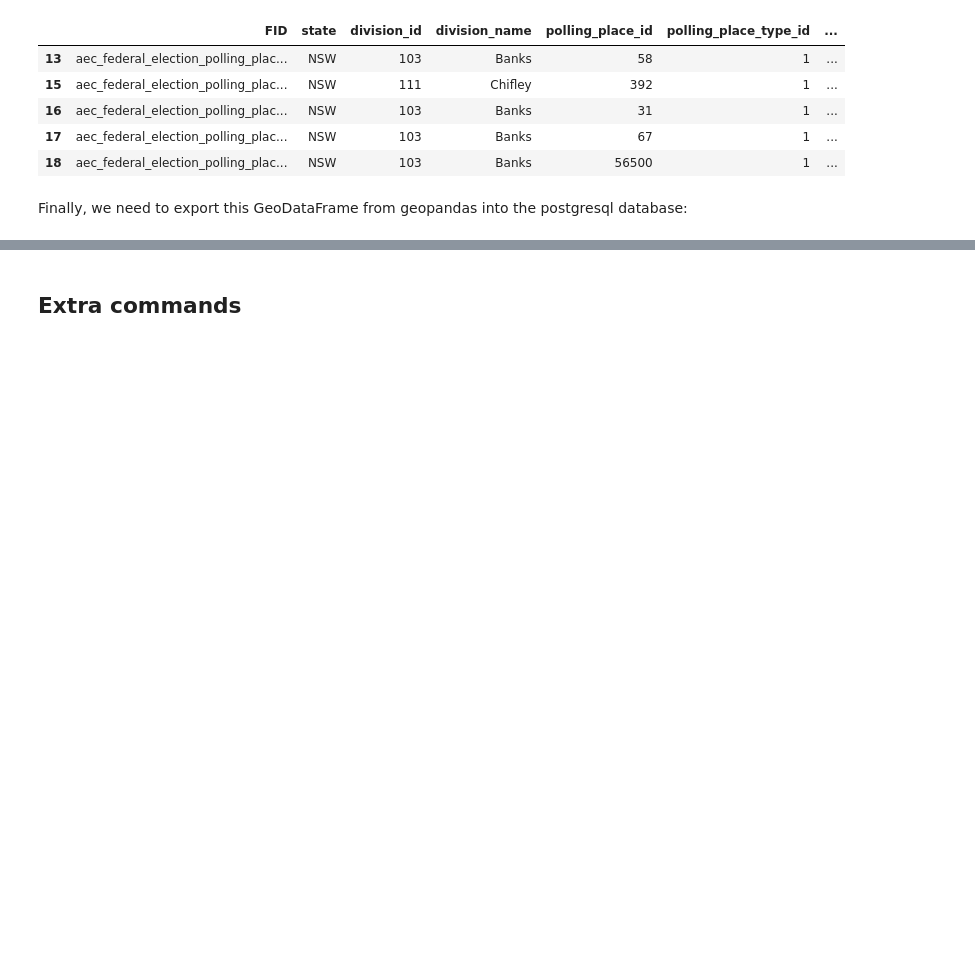
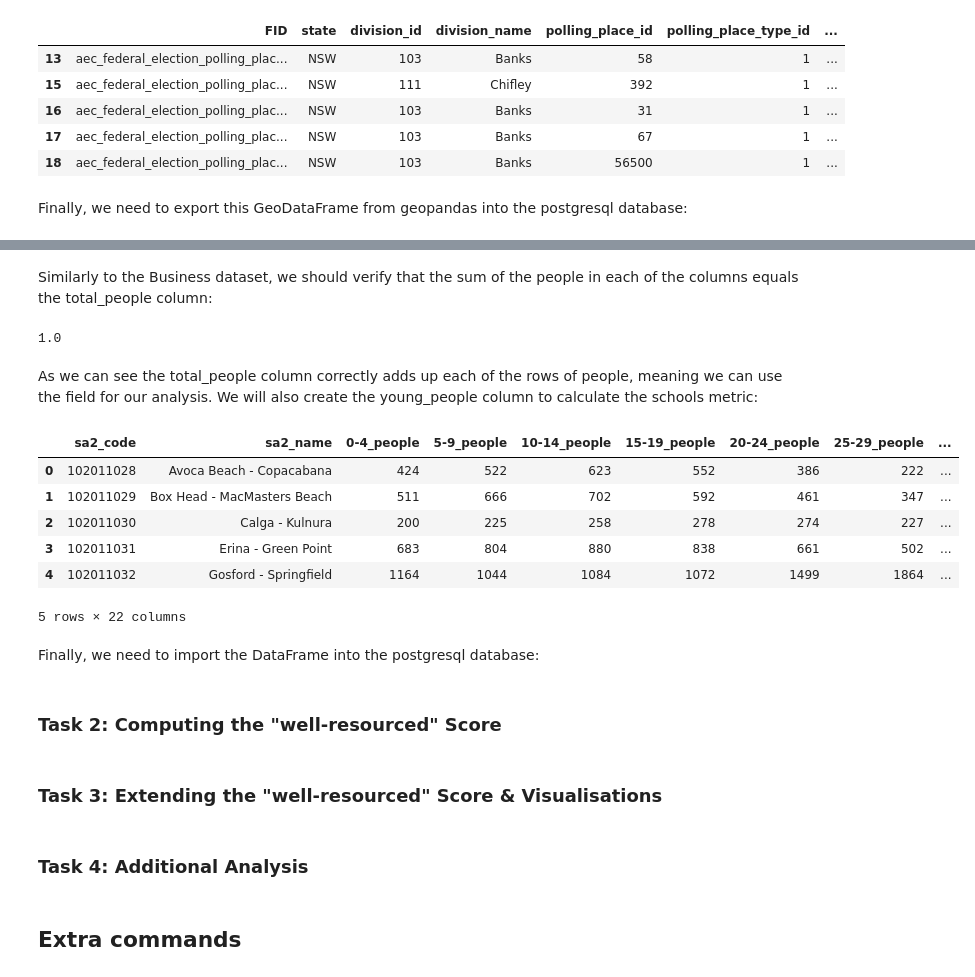
Before and after one commit to FixItChris/DATA2901, a Jupyter notebook: Report.ipynb, the cells around one changed output, grey strips where cells are left out. Drawn from its saved outputs; the diff is of its cells as text; code cells hidden in the pictures; blank space fills up the shorter version.

```diff
--- a/Report.ipynb
+++ b/Report.ipynb
@@ -330,0 +488,6 @@ conn.execute(sql);
+# %%
+# Loading and inspecting the dataset
+population = pd.read_csv("Population.csv")
+print(population.shape)
+print(population.columns)
+print(population.dtypes)
@@ -330,0 +512,26 @@ conn.execute(sql);
+# %% [markdown]
+Similarly to the Business dataset, we should verify that the sum of the people in each of the columns equals the total_people column:
+# %%
+accounted_population = sum(population.loc[:,"0-4_people":"85-and-over_people":1].sum(axis=1) == population["total_people"])
+prop_correct_population_sum = accounted_population/population.shape[0]
+round(prop_correct_population_sum, 2)
+# %% [output]
+1.0
+# %% [markdown]
+As we can see the total_people column correctly adds up each of the rows of people, meaning we can use the field for our analysis. We will also create the young_people column to calculate the schools metric:
+# %%
+# Adding young_people column
+population["young_people"] = population.loc[:,"0-4_people":"15-19_people":1].sum(axis=1)
+# %%
+# Inspecting the dataset after modification
+population.head()
+# %% [output]
+|  | sa2_code | sa2_name | 0-4_people | 5-9_people | 10-14_people | 15-19_people | 20-24_people | 25-29_people | ... |
+| 0 | 102011028 | Avoca Beach - Copacabana | 424 | 522 | 623 | 552 | 386 | 222 | ... |
+| 1 | 102011029 | Box Head - MacMasters Beach | 511 | 666 | 702 | 592 | 461 | 347 | ... |
+| 2 | 102011030 | Calga - Kulnura | 200 | 225 | 258 | 278 | 274 | 227 | ... |
+| 3 | 102011031 | Erina - Green Point | 683 | 804 | 880 | 838 | 661 | 502 | ... |
+| 4 | 102011032 | Gosford - Springfield | 1164 | 1044 | 1084 | 1072 | 1499 | 1864 | ... |
+5 rows × 22 columns
+# %% [markdown]
+Finally, we need to import the DataFrame into the postgresql database:
@@ -331,3 +551,9 @@ conn.execute(sql);
+# %% [markdown]
+### Task 2: Computing the "well-resourced" Score
+# %% [markdown]
+### Task 3: Extending the "well-resourced" Score & Visualisations
+# %% [markdown]
+### Task 4:  Additional Analysis
 # %% [markdown]
 ## Extra commands
 # %%
```
Also changed, not shown: parts of 20 cells of this notebook, 13 other files.
